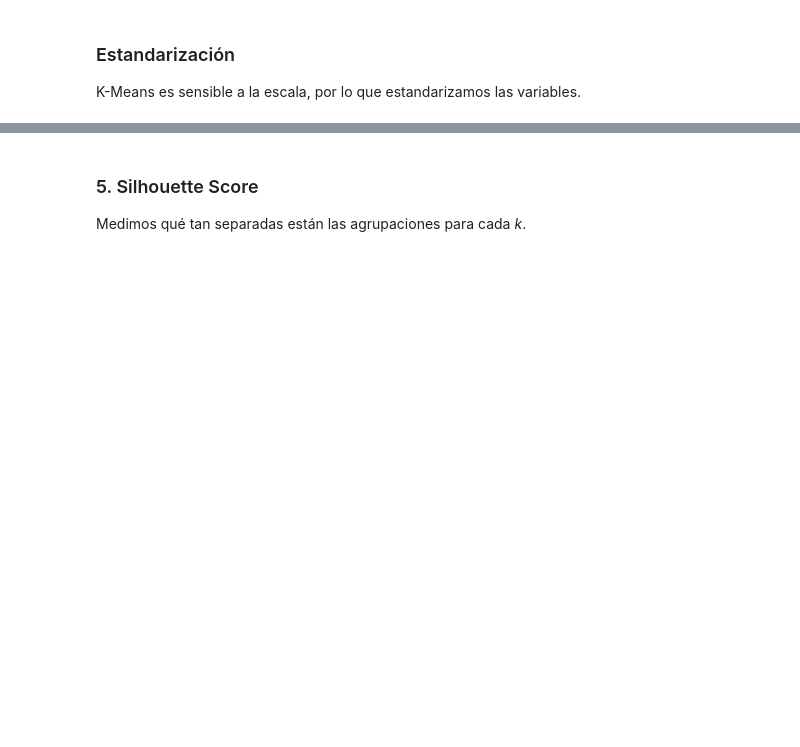
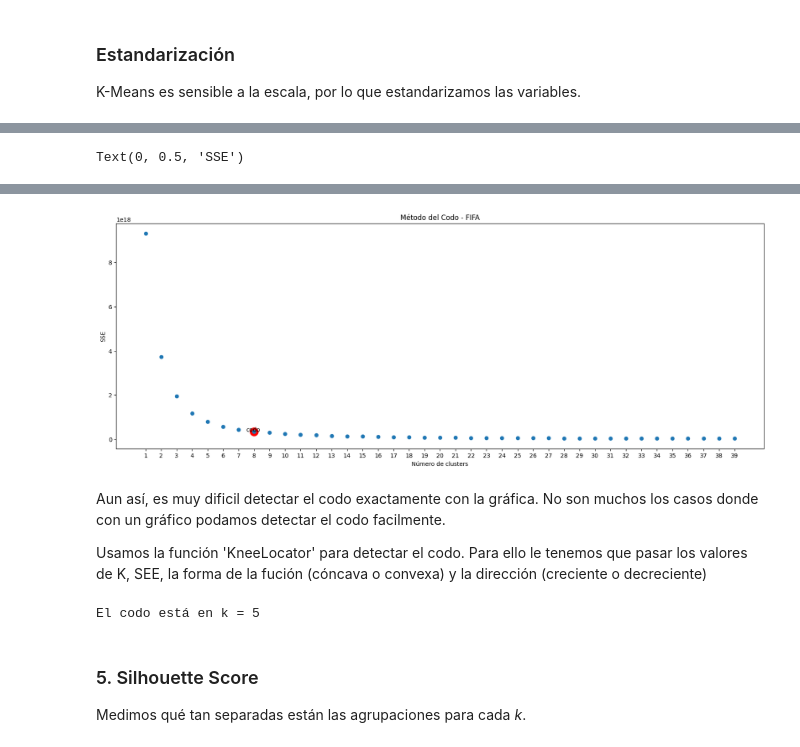
Before and after one commit to BrandonLCC/FIFA_ML_Kedro, a Jupyter notebook: notebooks/unsupervised/01_clustering_kmeans.ipynb, the cells around one changed output, grey strips where cells are left out. Drawn from its saved outputs; the diff is of its cells as text; code cells hidden in the pictures; blank space fills up the shorter version.

```diff
--- a/notebooks/unsupervised/01_clustering_kmeans.ipynb
+++ b/notebooks/unsupervised/01_clustering_kmeans.ipynb
@@ -247,0 +572,14 @@ plt.show()
+# %%
+fig, ax = plt.subplots(figsize = (20, 7))
+
+# esta dos lineas las agrego para que se vea la elección de KneeLocator para el codo en este gráfico
+ax.scatter(8, sse[7], color='red', s=200) # agregamos un punto rojo al plot de tamaño s=200 en el lugar donde se encuentra el codo
+ax.text(7.5, sse[7]-1000, s="codo")       # agregamos un texto abajo para indicar qué representa el punto
+
+# estas lineas son el grafico de SSEvsK
+plt.title("Método del Codo - FIFA")
+ax.scatter(range(1, 40), sse)
+ax.set_xticks(range(1, 40))
+ax.set_xlabel("Número de clusters")
+ax.set_ylabel("SSE")
+# %% [output]
@@ -247,0 +587 @@ plt.show()
+Text(0, 0.5, 'SSE')
@@ -248,3 +589,15 @@ plt.show()
+[figure, added]
+# %% [markdown]
+Aun así, es muy dificil detectar el codo exactamente con la gráfica. No son muchos los casos donde con un gráfico podamos detectar el codo facilmente.
+
+
+Usamos la función 'KneeLocator' para detectar el codo. Para ello le tenemos que pasar los valores de K, SEE, la forma de la fución (cóncava o convexa) y la dirección (creciente o decreciente)
+# %%
+kl = KneeLocator(range(1, 40), sse, curve="convex", direction="decreasing")
+
+print("El codo está en k =", kl.elbow)
+# %% [output]
+El codo está en k = 5
 # %% [markdown]
 ### 5. Silhouette Score
 
```
Also changed, not shown: parts of 29 cells of this notebook.
